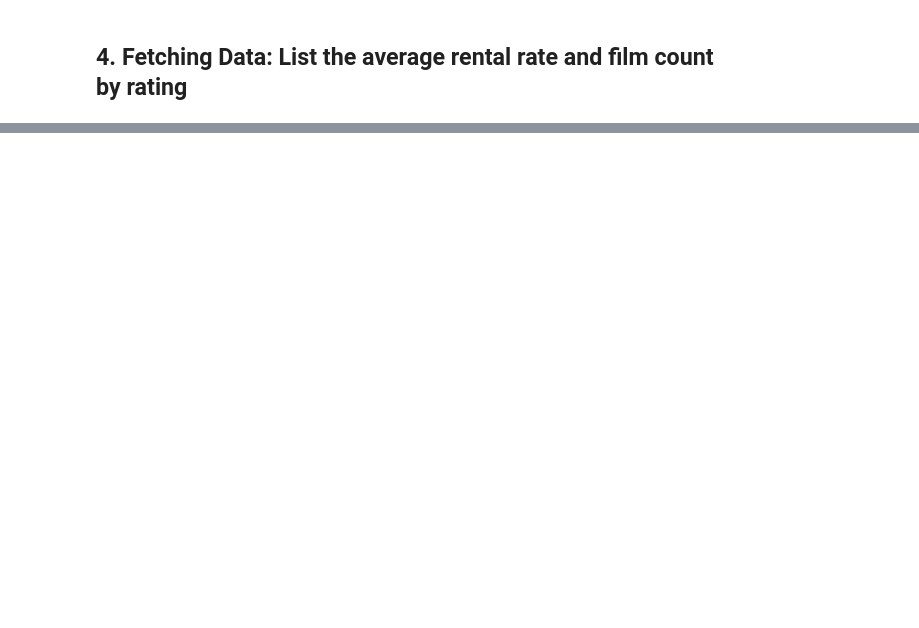
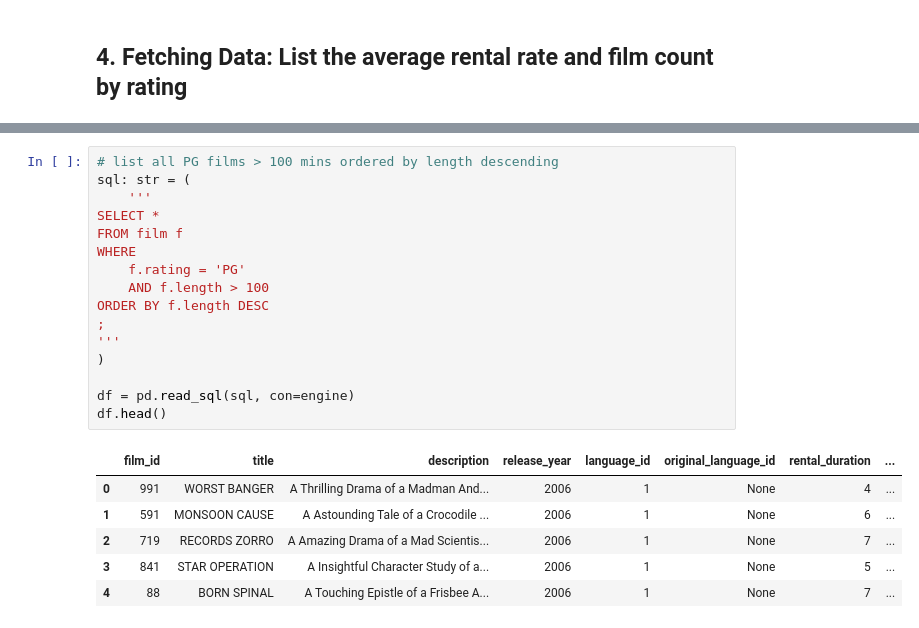
Before and after one commit to yjiahao/dsa3101, a Jupyter notebook: workshop5/Lec05_Fetching SQL Queries.ipynb, the cells around one changed output, grey strips where cells are left out. Saved outputs shown, nothing was run; the diff lists cells and outputs as text; blank space fills up the shorter version.

```diff
--- a/workshop5/Lec05_Fetching SQL Queries.ipynb
+++ b/workshop5/Lec05_Fetching SQL Queries.ipynb
@@ -125,0 +132,23 @@ Error:
+# %%
+# list all PG films > 100 mins ordered by length descending
+sql: str = (
+    '''
+SELECT *
+FROM film f
+WHERE
+    f.rating = 'PG'
+    AND f.length > 100
+ORDER BY f.length DESC
+;
+'''
+)
+
+df = pd.read_sql(sql, con=engine)
+df.head()
+# %% [output]
+|  | film_id | title | description | release_year | language_id | original_language_id | rental_duration | ... |
+| 0 | 991 | WORST BANGER | A Thrilling Drama of a Madman And... | 2006 | 1 | None | 4 | ... |
+| 1 | 591 | MONSOON CAUSE | A Astounding Tale of a Crocodile ... | 2006 | 1 | None | 6 | ... |
+| 2 | 719 | RECORDS ZORRO | A Amazing Drama of a Mad Scientis... | 2006 | 1 | None | 7 | ... |
+| 3 | 841 | STAR OPERATION | A Insightful Character Study of a... | 2006 | 1 | None | 5 | ... |
+| 4 | 88 | BORN SPINAL | A Touching Epistle of a Frisbee A... | 2006 | 1 | None | 7 | ... |
```
Also changed, not shown: parts of 10 cells of this notebook, 1 other file.
